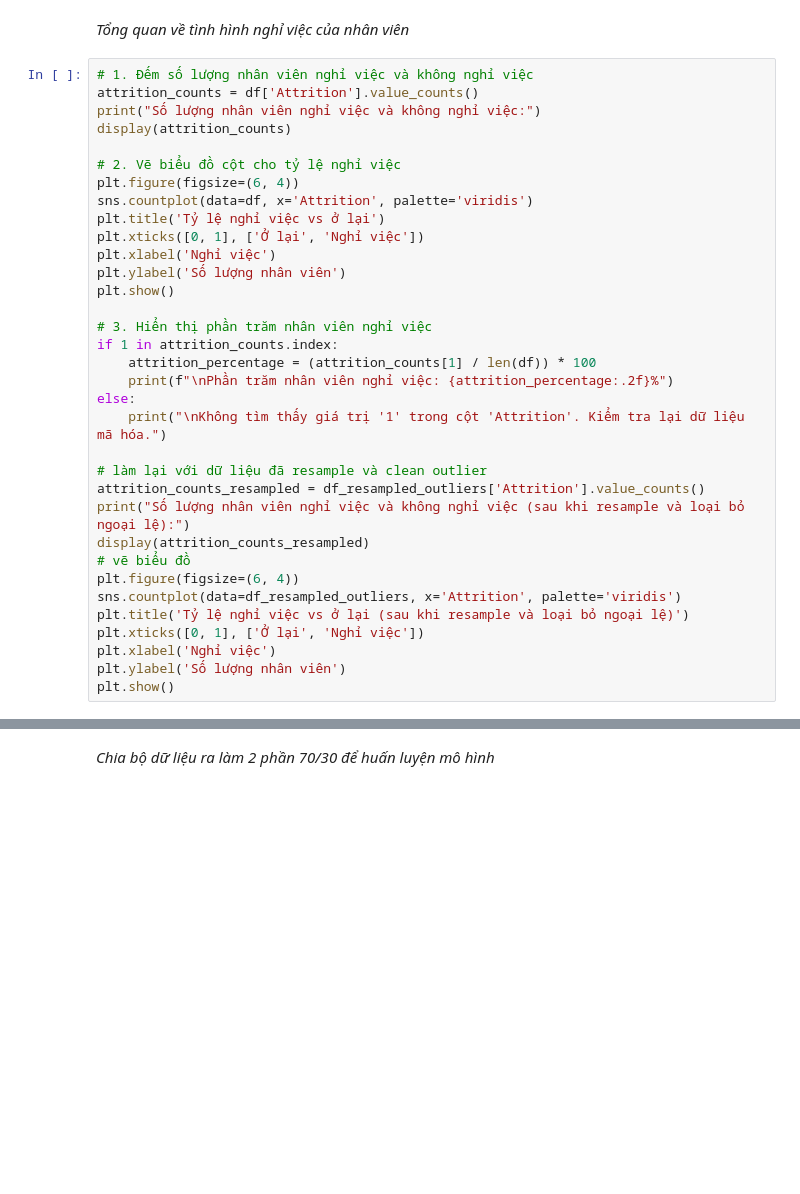
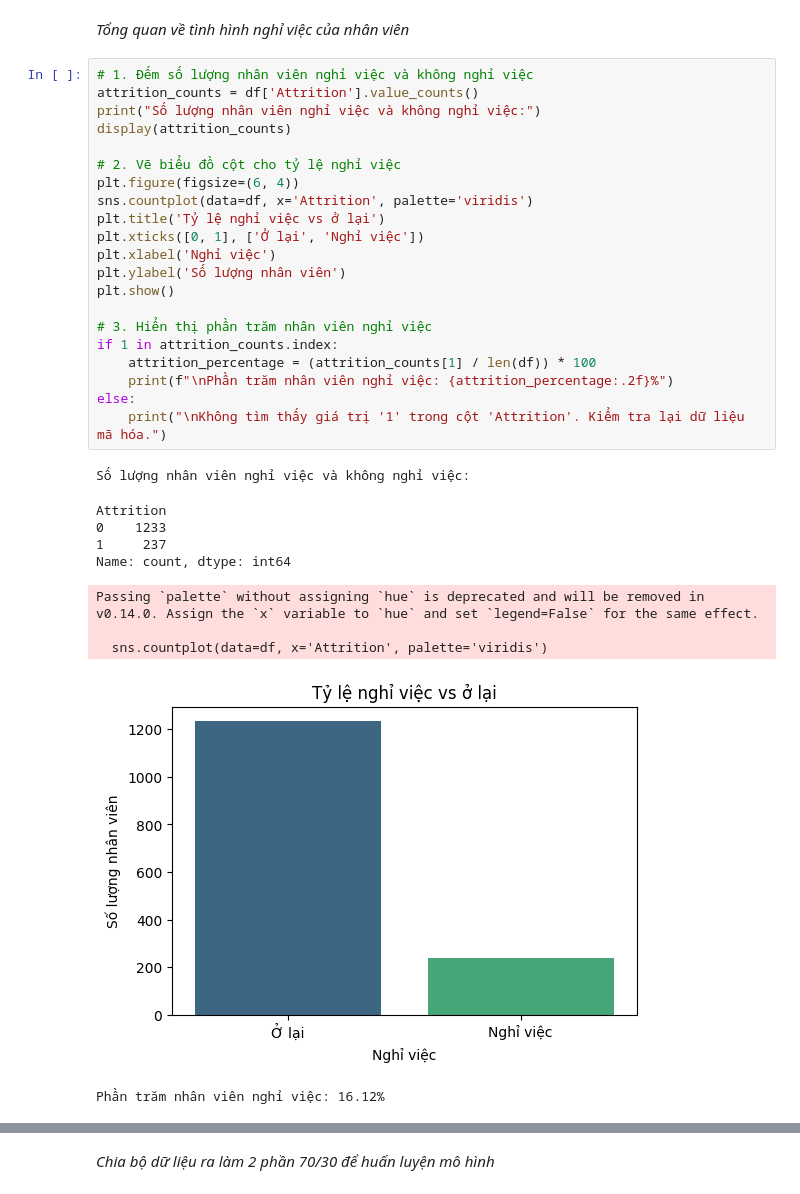
Before and after one commit to Kennenzz/predict-employee-attrition, a Jupyter notebook: Train.ipynb, the cells around one changed output, grey strips where cells are left out. Cells and saved outputs as stored; diff of their text form; blank space fills up the shorter version.

```diff
--- a/Train.ipynb
+++ b/Train.ipynb
@@ -184,37 +388,35 @@ display(df_resampled_outliers.info())
 # %%
 # 1. Đếm số lượng nhân viên nghỉ việc và không nghỉ việc
 attrition_counts = df['Attrition'].value_counts()
 print("Số lượng nhân viên nghỉ việc và không nghỉ việc:")
 display(attrition_counts)
 
 # 2. Vẽ biểu đồ cột cho tỷ lệ nghỉ việc
 plt.figure(figsize=(6, 4))
 sns.countplot(data=df, x='Attrition', palette='viridis')
 plt.title('Tỷ lệ nghỉ việc vs ở lại')
 plt.xticks([0, 1], ['Ở lại', 'Nghỉ việc'])
 plt.xlabel('Nghỉ việc')
 plt.ylabel('Số lượng nhân viên')
 plt.show()
 
 # 3. Hiển thị phần trăm nhân viên nghỉ việc
 if 1 in attrition_counts.index:
 	attrition_percentage = (attrition_counts[1] / len(df)) * 100
 	print(f"\nPhần trăm nhân viên nghỉ việc: {attrition_percentage:.2f}%")
 else:
 	print("\nKhông tìm thấy giá trị '1' trong cột 'Attrition'. Kiểm tra lại dữ liệu mã hóa.")
-
-# làm lại với dữ liệu đã resample và clean outlier
-attrition_counts_resampled = df_resampled_outliers['Attrition'].value_counts()
-print("Số lượng nhân viên nghỉ việc và không nghỉ việc (sau khi resample và loại bỏ ngoại lệ):")
-display(attrition_counts_resampled)
-# vẽ biểu đồ
-plt.figure(figsize=(6, 4))
-sns.countplot(data=df_resampled_outliers, x='Attrition', palette='viridis')
-plt.title('Tỷ lệ nghỉ việc vs ở lại (sau khi resample và loại bỏ ngoại lệ)')
-plt.xticks([0, 1], ['Ở lại', 'Nghỉ việc'])
-plt.xlabel('Nghỉ việc')
-plt.ylabel('Số lượng nhân viên')
-plt.show()
+# %% [output]
+Số lượng nhân viên nghỉ việc và không nghỉ việc:
+Attrition
+0    1233
+1     237
+Name: count, dtype: int64
+Passing `palette` without assigning `hue` is deprecated and will be removed in v0.14.0. Assign the `x` variable to `hue` and set `legend=False` for the same effect.
+
+  sns.countplot(data=df, x='Attrition', palette='viridis')
+[figure, added]
+Phần trăm nhân viên nghỉ việc: 16.12%
 # %%
 # Lấy các biến số (loại trừ biến kiểu bool)
 filtered_numerical_cols = df.select_dtypes(include=['int64', 'float64']).columns
```
Also changed, not shown: parts of 56 cells of this notebook, 8 other files.
